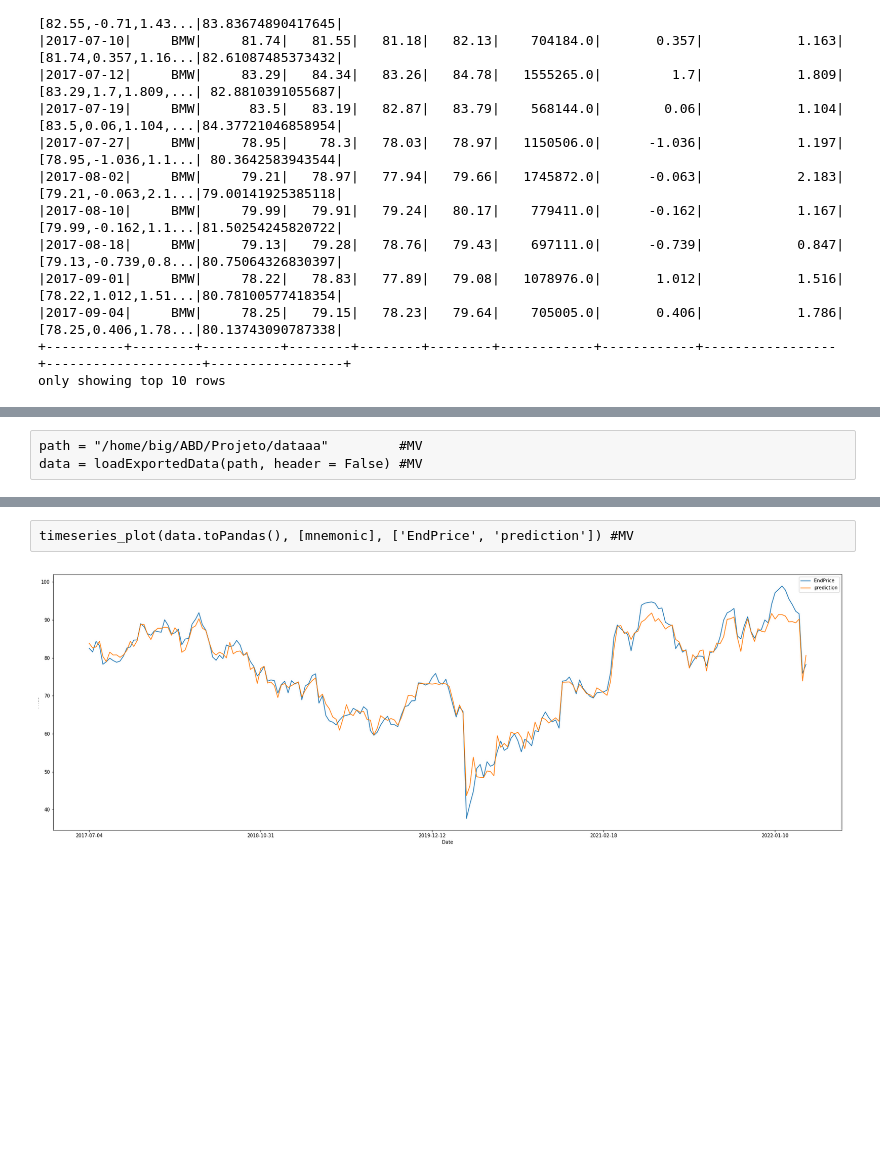
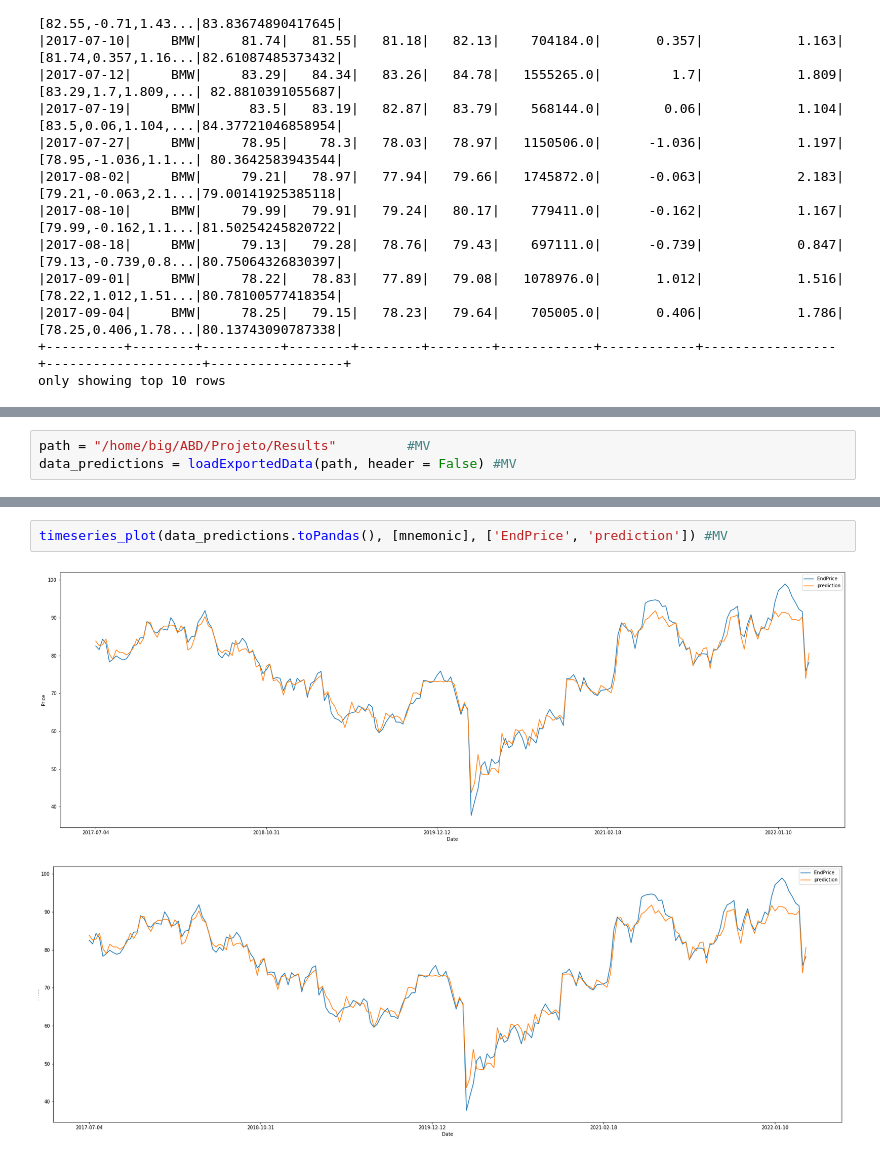
Before and after one commit to franciscomendes00/ABD, a Jupyter notebook: Grupo5_ABD_Notebook.ipynb, the cells around one changed output, grey strips where cells are left out. Drawn from its saved outputs; the diff is of its cells as text; blank space fills up the shorter version.

```diff
--- a/Grupo5_ABD_Notebook.ipynb
+++ b/Grupo5_ABD_Notebook.ipynb
@@ -389,5 +396,5 @@ exportData(df_prediction, path)
 # %% [output]
 [interactive output not drawn]
 # %%
-path = "/home/big/ABD/Projeto/dataaa"         #MV
-data = loadExportedData(path, header = False) #MV
+path = "/home/big/ABD/Projeto/Results"         #MV
+data_predictions = loadExportedData(path, header = False) #MV
@@ -394,5 +419,7 @@ data = loadExportedData(path, header = False) #MV
 # %%
-timeseries_plot(data.toPandas(), [mnemonic], ['EndPrice', 'prediction']) #MV
+timeseries_plot(data_predictions.toPandas(), [mnemonic], ['EndPrice', 'prediction']) #MV
+# %% [output]
+[figure, added]
 # %% [markdown]
 ![PredictionsGraph.png](attachment:b9014a39-1790-497a-8a9d-4c71ad64607e.png)
 # %%
```
Also changed, not shown: parts of 8 cells of this notebook.
